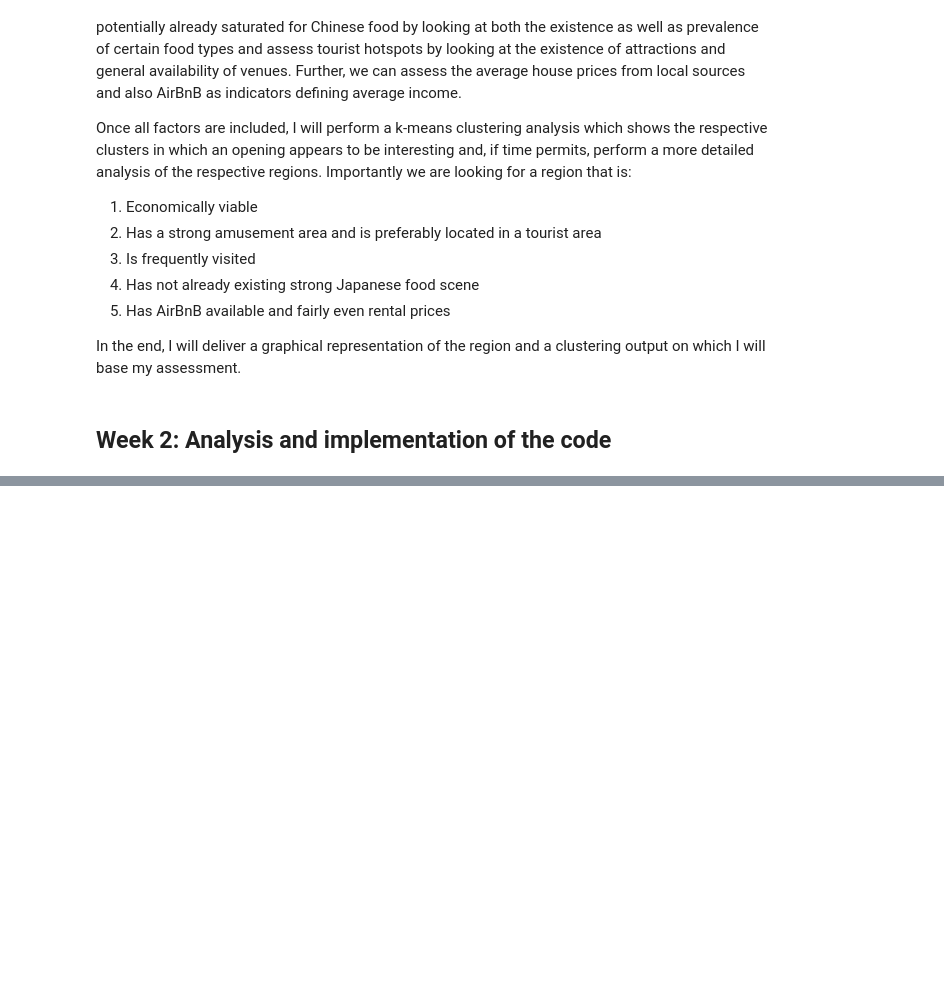
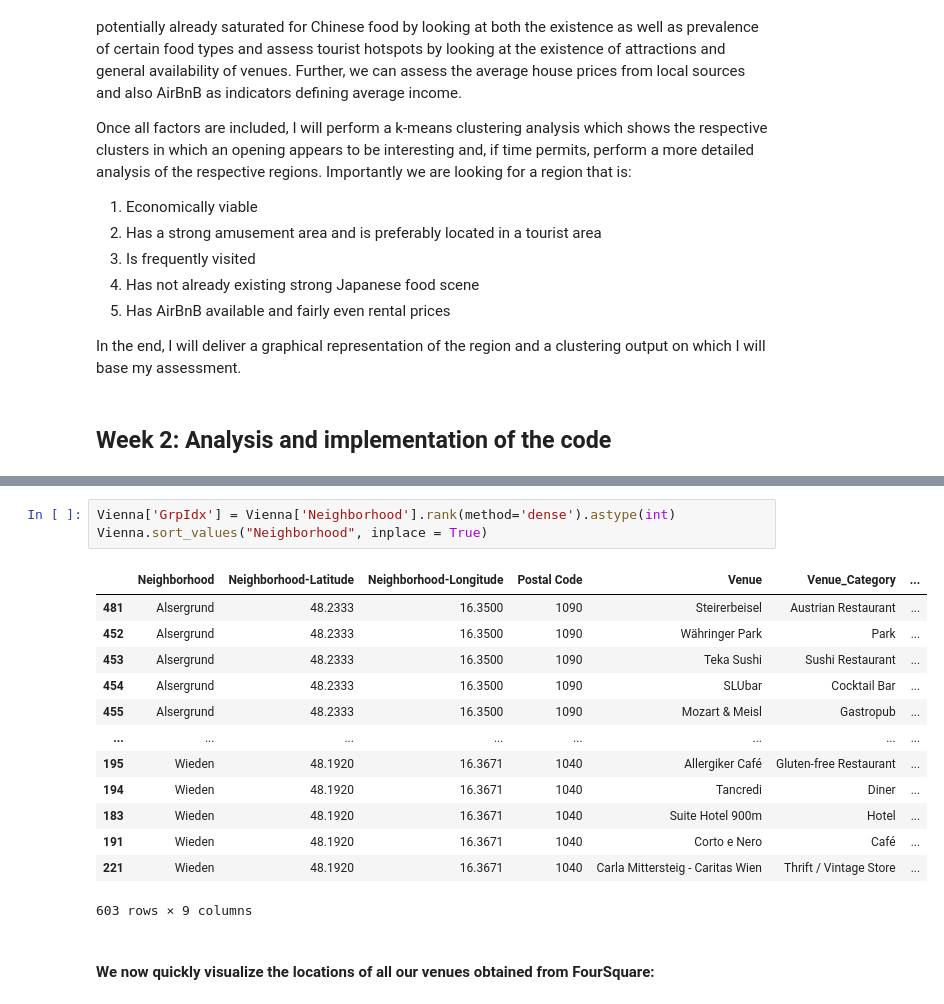
Before and after one commit to NikolasAnic/Coursera-Capstone, a Jupyter notebook: Capstone-Project-Battle-of-neighborhoods.ipynb, the cells around one changed output, grey strips where cells are left out. Cells and saved outputs as stored; diff of their text form; blank space fills up the shorter version.

```diff
--- a/Capstone-Project-Battle-of-neighborhoods.ipynb
+++ b/Capstone-Project-Battle-of-neighborhoods.ipynb
@@ -34,0 +176,19 @@ In the end, I will deliver a graphical representation of the region and a cluste
+# %%
+Vienna['GrpIdx'] = Vienna['Neighborhood'].rank(method='dense').astype(int)
+Vienna.sort_values("Neighborhood", inplace = True)
+# %% [output]
+|  | Neighborhood | Neighborhood-Latitude | Neighborhood-Longitude | Postal Code | Venue | Venue_Category | ... |
+| 481 | Alsergrund | 48.2333 | 16.3500 | 1090 | Steirerbeisel | Austrian Restaurant | ... |
+| 452 | Alsergrund | 48.2333 | 16.3500 | 1090 | Währinger Park | Park | ... |
+| 453 | Alsergrund | 48.2333 | 16.3500 | 1090 | Teka Sushi | Sushi Restaurant | ... |
+| 454 | Alsergrund | 48.2333 | 16.3500 | 1090 | SLUbar | Cocktail Bar | ... |
+| 455 | Alsergrund | 48.2333 | 16.3500 | 1090 | Mozart & Meisl | Gastropub | ... |
+| ... | ... | ... | ... | ... | ... | ... | ... |
+| 195 | Wieden | 48.1920 | 16.3671 | 1040 | Allergiker Café | Gluten-free Restaurant | ... |
+| 194 | Wieden | 48.1920 | 16.3671 | 1040 | Tancredi | Diner | ... |
+| 183 | Wieden | 48.1920 | 16.3671 | 1040 | Suite Hotel 900m | Hotel | ... |
+| 191 | Wieden | 48.1920 | 16.3671 | 1040 | Corto e Nero | Café | ... |
+| 221 | Wieden | 48.1920 | 16.3671 | 1040 | Carla Mittersteig - Caritas Wien | Thrift / Vintage Store | ... |
+603 rows × 9 columns
+# %% [markdown]
+#### We now quickly visualize the locations of all our venues obtained from FourSquare:
```
Also changed, not shown: parts of 26 cells of this notebook, 1 other file.
